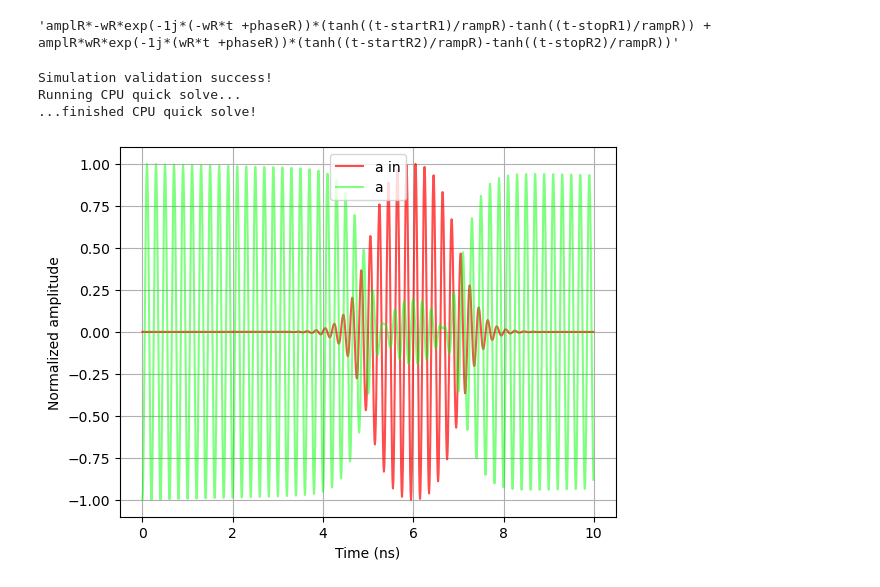
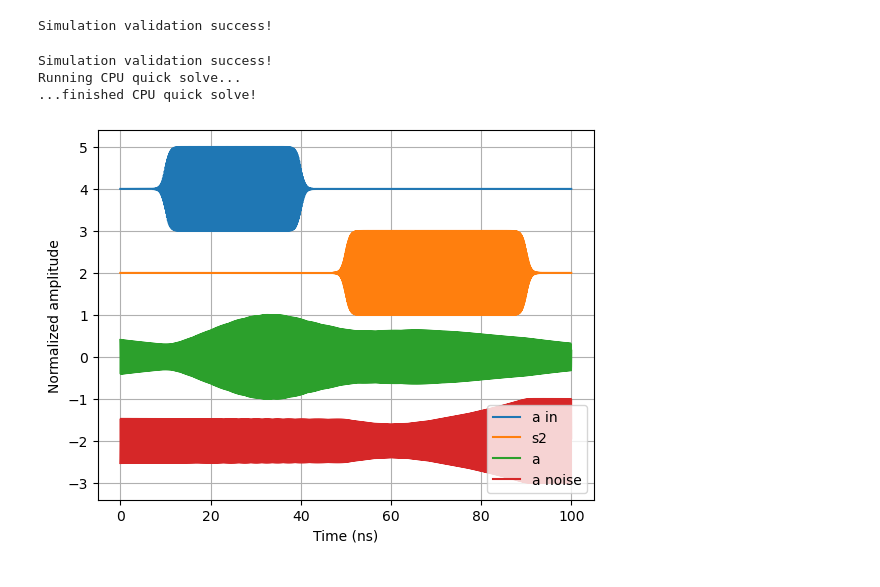
Before and after one commit to borismesits/cuda-cqed, a Jupyter notebook: notebooks/Time domain squeezing test.ipynb, the cells around one changed output. Saved outputs shown, nothing was run; the diff lists cells and outputs as text; code cells hidden in the pictures.

```diff
--- a/notebooks/Time domain squeezing test.ipynb
+++ b/notebooks/Time domain squeezing test.ipynb
@@ -45,21 +9,60 @@ ValueError: operands could not be broadcast together with shapes (101,51) (101,)
-# %%
-ain_pulses
-# %% [output]
-'amplR*-wR*exp(-1j*(-wR*t +phaseR))*(tanh((t-startR1)/rampR)-tanh((t-stopR1)/rampR)) + amplR*wR*exp(-1j*(wR*t +phaseR))*(tanh((t-startR2)/rampR)-tanh((t-stopR2)/rampR))'
+# %%
+pi = np.pi
+
+sim = Sim(use_complex=True)
+
+
+sim.add_param('sqrtka_ext', np.sqrt(10e6*2*pi)) # in MHz
+sim.add_param('ka_int', 0e6*2*pi) # in MHz
+sim.add_param('g4', 1e6 * 2 * np.pi)
+sim.add_param('amplR', 20000)
+sim.add_param('wa', 5.0e9*2*pi)
+sim.add_paramsweep('ICphase', 0, 2*np.pi, 101)
+sim.add_param('wR', 5.0e9*2*np.pi, is_excitation=True)
+sim.add_param('rampR', 1e-9)
+sim.add_param('startR', 10e-9)
+sim.add_param('stopR', 40e-9)
+sim.add_param('phaseR', 0)
+
+sim.add_param('g3', 1e6 * 2 * np.pi)
+sim.add_param('wG', 10.0e9*2*np.pi)
+sim.add_param('amplG', 3)
+sim.add_param('rampG', 1e-9)
+sim.add_param('startG', 50e-9)
+sim.add_param('stopG', 90e-9)
+sim.add_param('phaseG', 0)
+
+Rpulse = sim.make_pulse('wR', 'amplR', 'phaseR', 'startR', 'stopR', 'rampR')
+Gpulse = sim.make_pulse('wG', 'amplG', 'phaseG', 'startG', 'stopG', 'rampG')
+
+sim.add_EOM('ain', Rpulse)
+sim.add_EOM('s2', Gpulse)
+sim.add_EOM('a', '-1j*wa*a - ain*sqrtka_ext - (sqrtka_ext**2 + ka_int)/2*a + 1j*g3*conjugate(a)*s2 - 1j*a*g4*abs(a)**2',IC_str='2')
+sim.add_EOM('anoise', '-1j*wa*anoise + 1j*g3*conjugate(anoise)*s2 - 1j*anoise*g4*abs(a+anoise)**2', IC_str='0.5*exp(1j*ICphase)')
+
+sim.set_solve_type('decimate')
+
+sim.specify_time(20, 500, d_factor=1)
+
+sim.validate(print_result=False)
+# %% [output]
+Simulation validation success!
 # %%
 x, t = sim.quick_trace()
 
 plt.figure(1)
 plt.clf()
-plt.plot(t*1e9, x[0,:]/np.max(x[0,:]),color=(1,0,0,0.7),label='a in')
-plt.plot(t*1e9, x[2,:]/np.max(x[2,:]),color=(0,1,0,0.5),label='a')
+plt.plot(t*1e9, x[0,:]/np.max(x[0,:])+4,label='a in')
+plt.plot(t*1e9, x[2,:]/np.max(x[2,:])+2,label='s2')
+plt.plot(t*1e9, x[4,:]/np.max(x[4,:]),label='a')
+plt.plot(t*1e9, x[6,:]/np.max(x[6,:])-2,label='a noise')
 plt.xlabel('Time (ns)')
 plt.ylabel('Normalized amplitude')
 plt.legend()
 plt.grid()
 plt.show()
 # %% [output]
 Simulation validation success!
 Running CPU quick solve...
 ...finished CPU quick solve!
-[figure, old version]
+[figure, new version]
```
Also changed, not shown: parts of 5 cells of this notebook, 28 other files.
